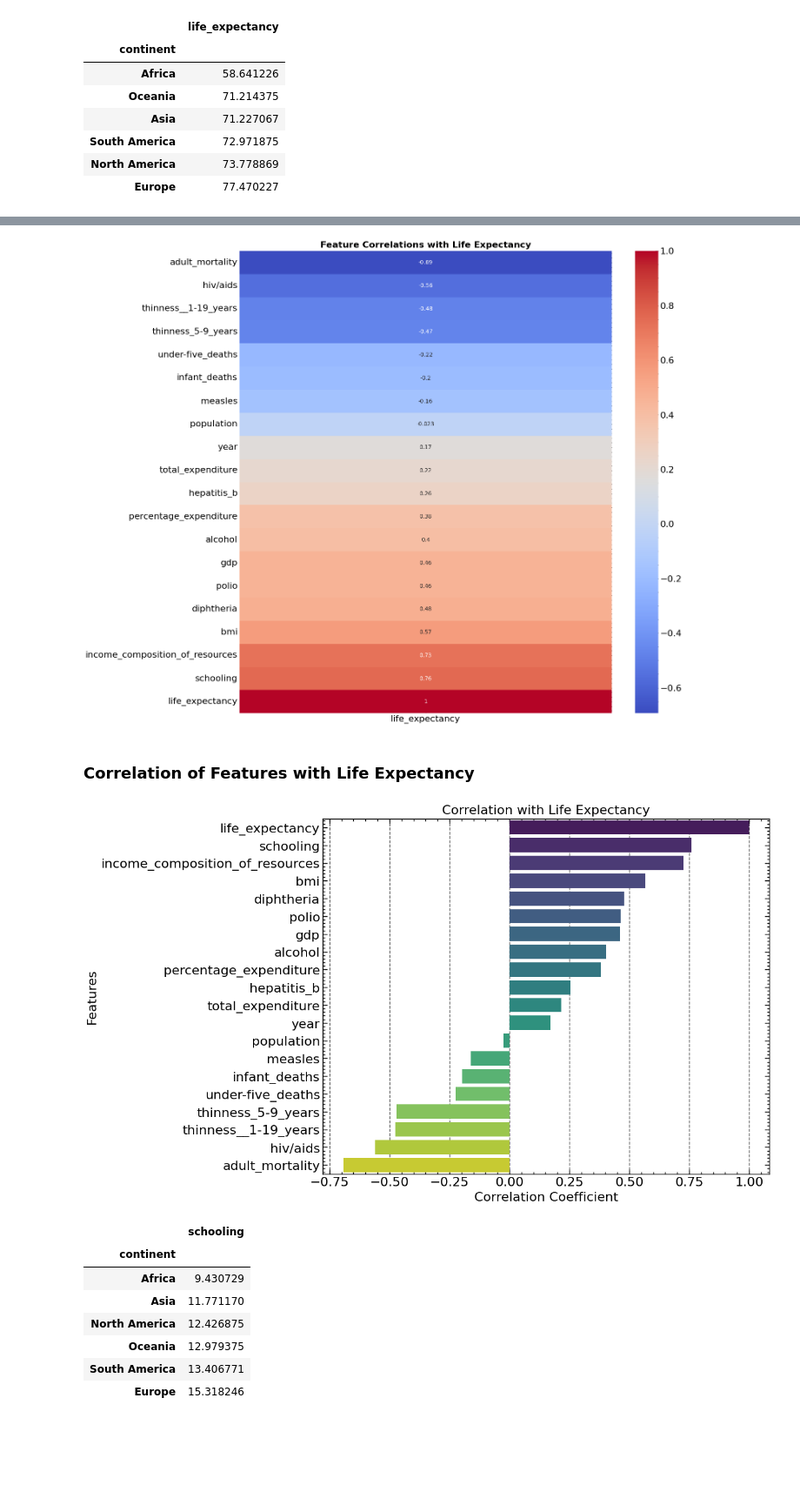
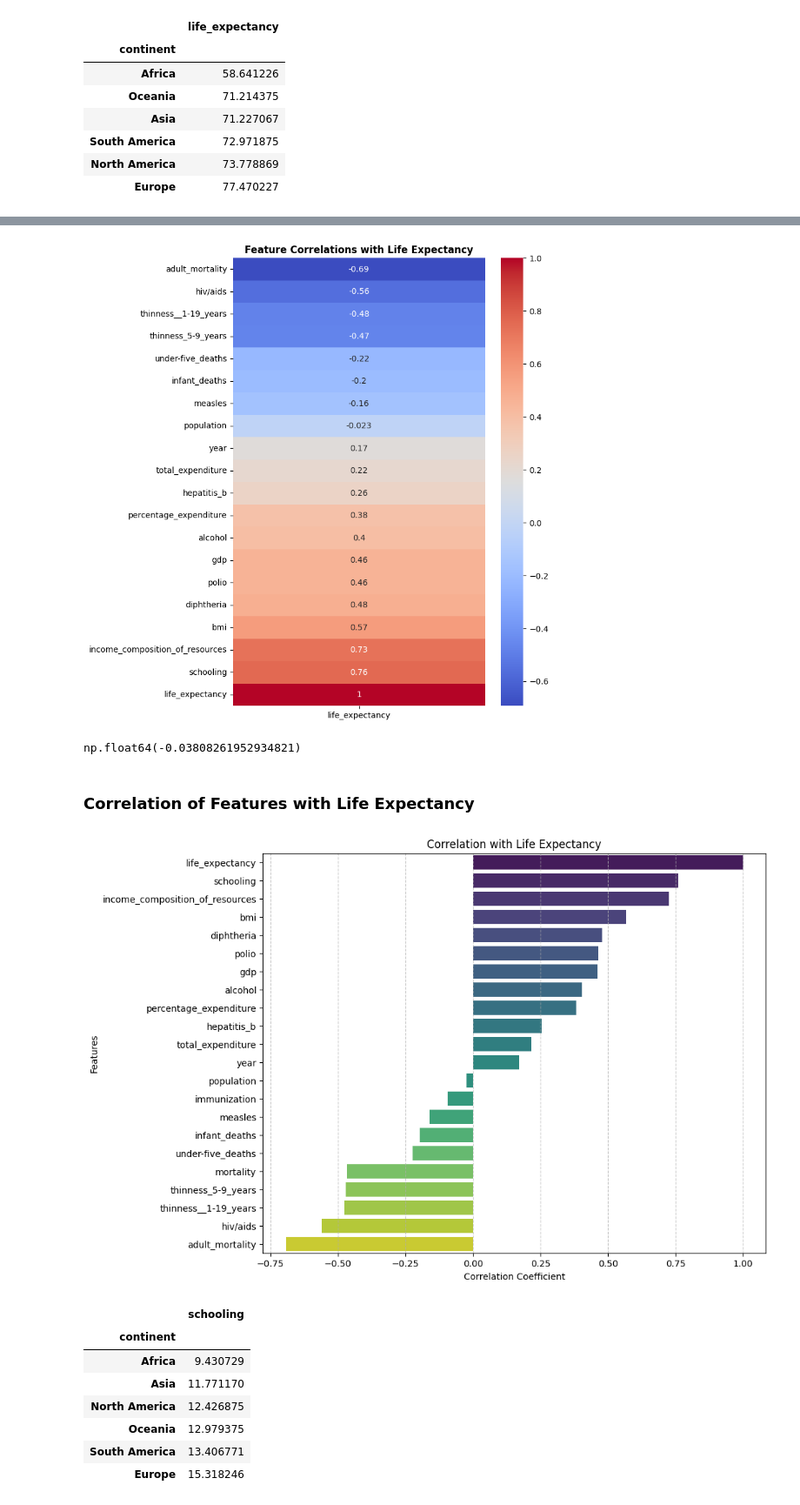
Before and after one commit to ope1iyi/end_to_end_ml_project, a Jupyter notebook: notebooks/Life_expectancy_analysis.ipynb, the cells around one changed output, grey strips where cells are left out. Shown at 87% size. Saved outputs shown, nothing was run; the diff lists cells and outputs as text; code cells hidden in the pictures; blank space fills up the shorter version.

```diff
--- a/notebooks/Life_expectancy_analysis.ipynb
+++ b/notebooks/Life_expectancy_analysis.ipynb
@@ -12,5 +11,3 @@ import pycountry
-# %%
-plt.style.use(['science', 'grid', 'notebook'])
 # %%
 pd.set_option('display.max_columns', None) # To display all columns
 pd.set_option('display.max_rows', 200) # To display at most 200 rows
@@ -21,5 +18,6 @@ def load_csv(path)-> pd.DataFrame:
     print(f"CSV file loaded successfully with {df.shape[0]} rows and {df.shape[1]} columns")
     return df
 
-df = load_csv("Dataset/Life Expectancy Data.csv")
+
+df = load_csv("../Dataset/raw/Life Expectancy Data.csv")
 # %% [output]
@@ -387,0 +381,4 @@ df.sample(7)
+# %%
+df['immunization'] = (df['diphtheria'] + df['hepatitis_b'] + df['measles'] + df['polio'])
+df['mortality'] = df['adult_mortality'] + df['infant_deaths'] + df['under-five_deaths'] + df['hiv/aids']
+df.head(2)
@@ -407,28 +415,33 @@ plt.show()
 # %%
-plt.figure(figsize=(15,15))
+plt.figure(figsize=(7,10))
 life_exp_corr = num_df.corr()[['life_expectancy']].sort_values(by='life_expectancy')
 sns.heatmap(life_exp_corr, annot=True, cmap='coolwarm')
 plt.title("Feature Correlations with Life Expectancy", fontweight='bold')
 plt.show()
 # %% [output]
-[figure, old version]
+[figure, new version]
+# %%
+df['schooling'].corr(df['population'])
+# %% [output]
+np.float64(-0.03808261952934821)
 # %% [markdown]
 ### Correlation of Features with Life Expectancy
 # %%
 corr_with_life_expectancy = df.corr(numeric_only=True)[['life_expectancy']].sort_values(by='life_expectancy', ascending=False)
 
 plt.figure(figsize=(10, 8))
 sns.barplot(x=corr_with_life_expectancy['life_expectancy'],
-            y=corr_with_life_expectancy.index, palette='viridis',
+            y=corr_with_life_expectancy.index,
+            palette='viridis',
             legend=False,
             hue=corr_with_life_expectancy.index)
 plt.title('Correlation with Life Expectancy')
 plt.xlabel('Correlation Coefficient')
 plt.ylabel('Features')
 plt.grid(axis='x', linestyle='--', alpha=0.7)
 plt.show()
 # %% [output]
-[figure, old version]
+[figure, new version]
 # %%
 df.groupby('continent')[['schooling']].mean().sort_values(by='schooling')
 # %% [output]
```
Also changed, not shown: parts of 27 cells of this notebook.
